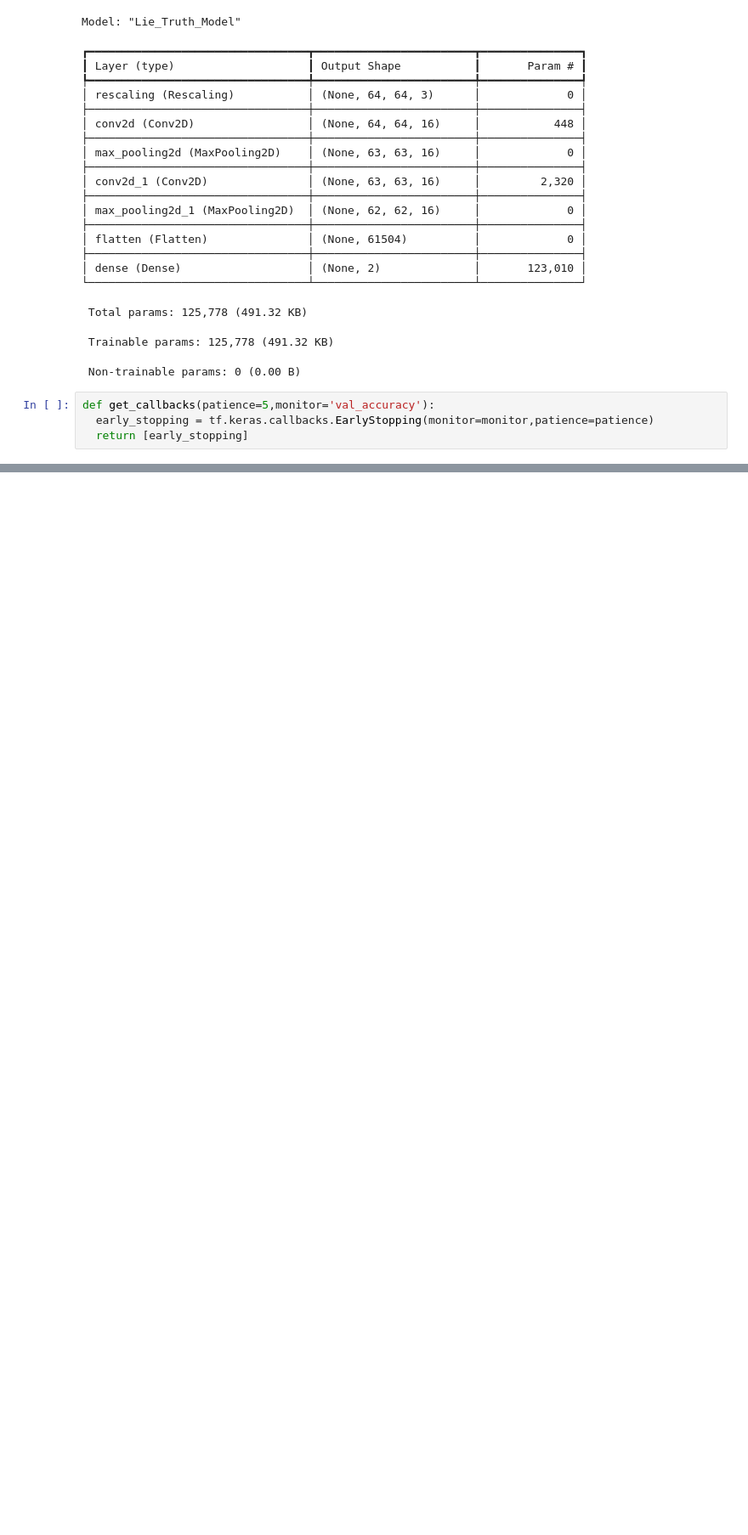
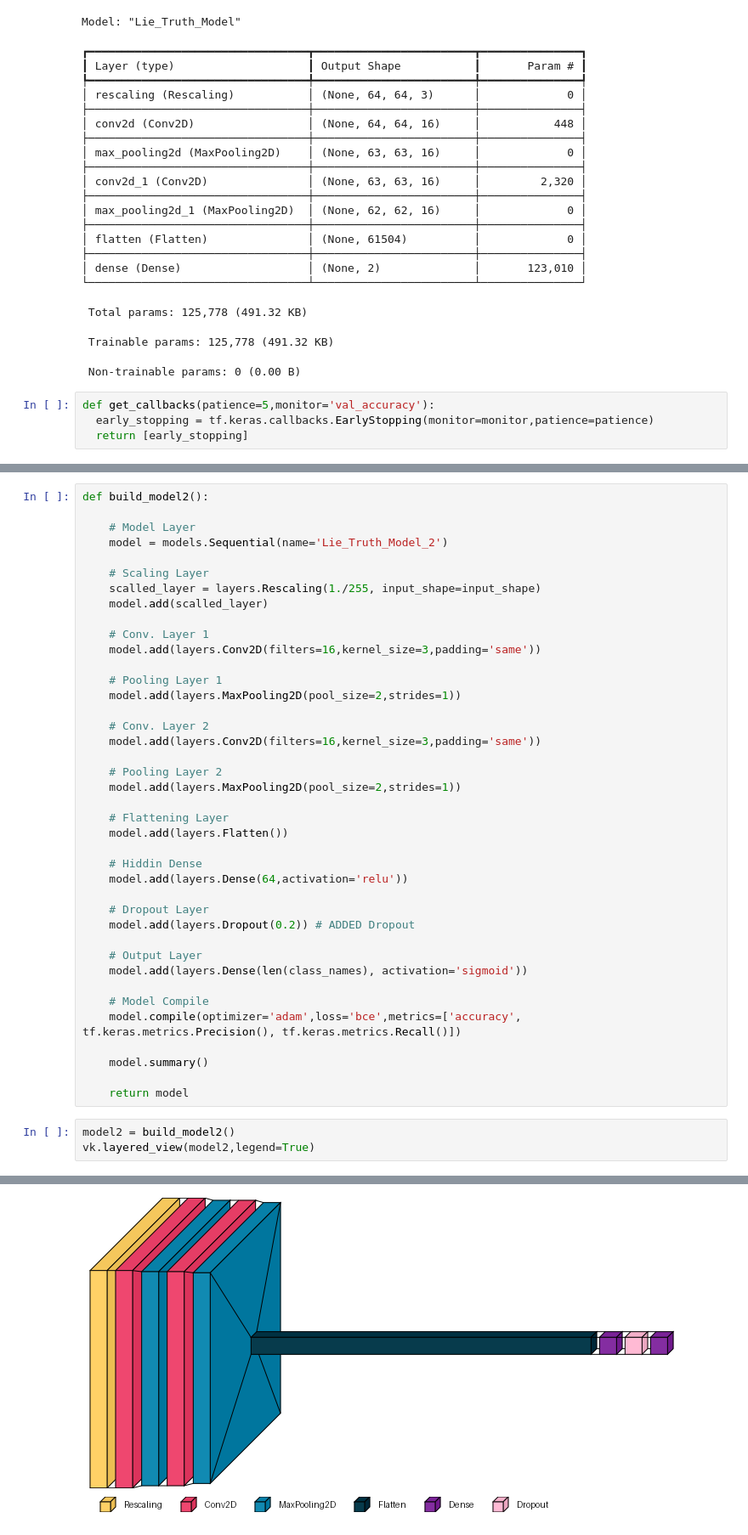
Before and after one commit to sandeep350/Truth_Lie_Final_Project, a Jupyter notebook: main.ipynb, the cells around one changed output, grey strips where cells are left out. Shown at 85% size. Drawn from its saved outputs; the diff is of its cells as text; blank space fills up the shorter version.

```diff
--- a/main.ipynb
+++ b/main.ipynb
@@ -639,0 +653,44 @@ KeyboardInterrupt:
+# %%
+def build_model2():
+
+    # Model Layer
+    model = models.Sequential(name='Lie_Truth_Model_2')
+
+    # Scaling Layer
+    scalled_layer = layers.Rescaling(1./255, input_shape=input_shape)
+    model.add(scalled_layer)
+
+    # Conv. Layer 1
+    model.add(layers.Conv2D(filters=16,kernel_size=3,padding='same'))
+
+    # Pooling Layer 1
+    model.add(layers.MaxPooling2D(pool_size=2,strides=1))
+
+    # Conv. Layer 2
+    model.add(layers.Conv2D(filters=16,kernel_size=3,padding='same'))
+
+    # Pooling Layer 2
+    model.add(layers.MaxPooling2D(pool_size=2,strides=1))
+
+    # Flattening Layer
+    model.add(layers.Flatten())
+
+    # Hiddin Dense
+    model.add(layers.Dense(64,activation='relu'))
+
+    # Dropout Layer
+    model.add(layers.Dropout(0.2)) # ADDED Dropout
+
+    # Output Layer
+    model.add(layers.Dense(len(class_names), activation='sigmoid'))
+
+    # Model Compile
+    model.compile(optimizer='adam',loss='bce',metrics=['accuracy', tf.keras.metrics.Precision(), tf.keras.metrics.Recall()])
+
+    model.summary()
+
+    return model
+# %%
+model2 = build_model2()
+vk.layered_view(model2,legend=True)
+# %% [output]
@@ -639,0 +718 @@ KeyboardInterrupt:
+[figure, added]
```
Also changed, not shown: parts of 14 cells of this notebook, 1 other file.
